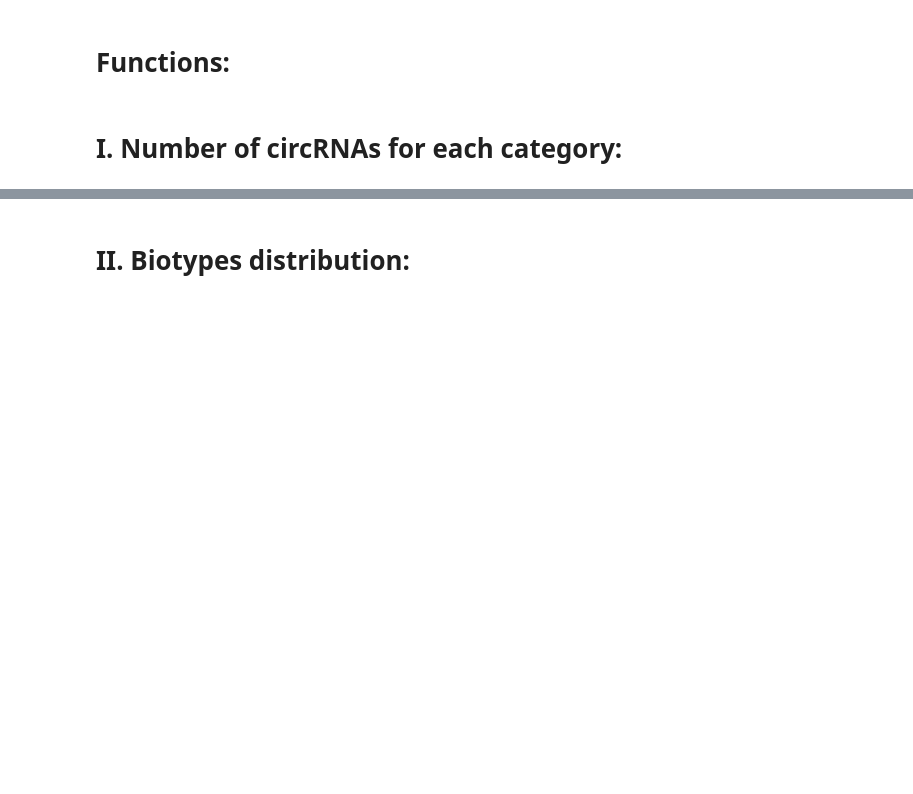
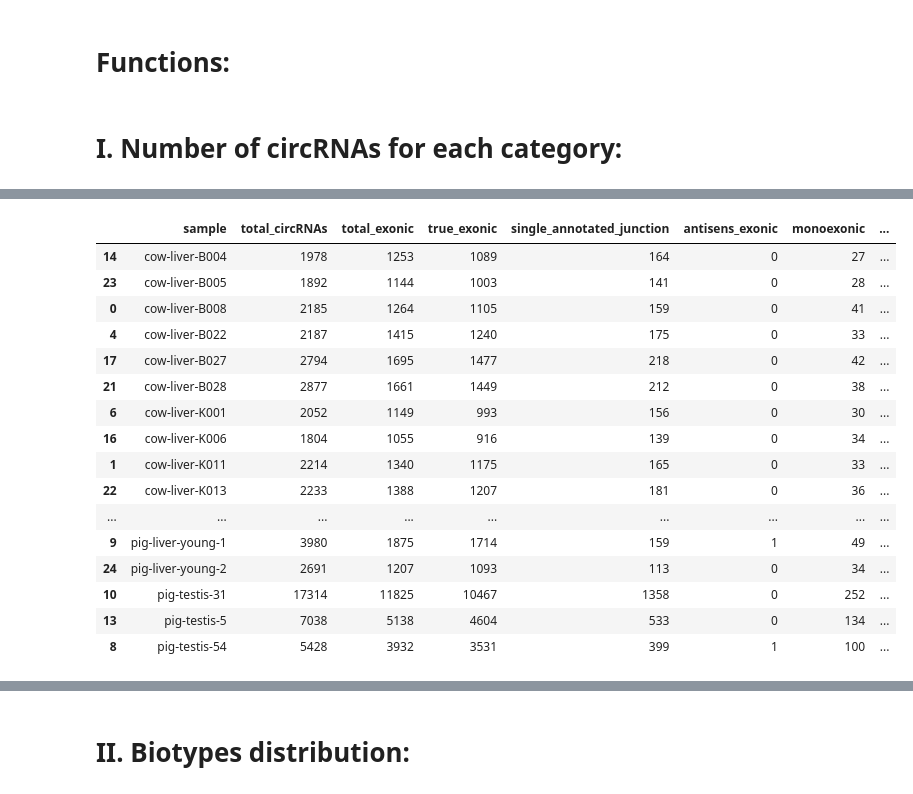
Before and after one commit to GenEpi-GenPhySE/circDetector, a Jupyter notebook: scripts/stats_annotation.ipynb, the cells around one changed output, grey strips where cells are left out. Drawn from its saved outputs; the diff is of its cells as text; code cells hidden in the pictures; blank space fills up the shorter version.

```diff
--- a/scripts/stats_annotation.ipynb
+++ b/scripts/stats_annotation.ipynb
@@ -59,0 +41,26 @@ display(df_stats_annot)
+# %%
+df_stats_annot = read_annotation("../stats_annotation_all.tsv")
+
+# reindex or change the order of rows
+df_stats_annot = df_stats_annot.reindex([14, 23, 0, 4, 17, 21, 6, 16, 1, 22, 7, 11, 20, 15, 12,
+                                         18, 3, 2, 19, 5, 9, 24, 10, 13, 8])
+# Rearrange rows in ascending order pandas python
+display(df_stats_annot)
+# %% [output]
+|  | sample | total_circRNAs | total_exonic | true_exonic | single_annotated_junction | antisens_exonic | monoexonic | ... |
+| 14 | cow-liver-B004 | 1978 | 1253 | 1089 | 164 | 0 | 27 | ... |
+| 23 | cow-liver-B005 | 1892 | 1144 | 1003 | 141 | 0 | 28 | ... |
+| 0 | cow-liver-B008 | 2185 | 1264 | 1105 | 159 | 0 | 41 | ... |
+| 4 | cow-liver-B022 | 2187 | 1415 | 1240 | 175 | 0 | 33 | ... |
+| 17 | cow-liver-B027 | 2794 | 1695 | 1477 | 218 | 0 | 42 | ... |
+| 21 | cow-liver-B028 | 2877 | 1661 | 1449 | 212 | 0 | 38 | ... |
+| 6 | cow-liver-K001 | 2052 | 1149 | 993 | 156 | 0 | 30 | ... |
+| 16 | cow-liver-K006 | 1804 | 1055 | 916 | 139 | 0 | 34 | ... |
+| 1 | cow-liver-K011 | 2214 | 1340 | 1175 | 165 | 0 | 33 | ... |
+| 22 | cow-liver-K013 | 2233 | 1388 | 1207 | 181 | 0 | 36 | ... |
+| ... | ... | ... | ... | ... | ... | ... | ... | ... |
+| 9 | pig-liver-young-1 | 3980 | 1875 | 1714 | 159 | 1 | 49 | ... |
+| 24 | pig-liver-young-2 | 2691 | 1207 | 1093 | 113 | 0 | 34 | ... |
+| 10 | pig-testis-31 | 17314 | 11825 | 10467 | 1358 | 0 | 252 | ... |
+| 13 | pig-testis-5 | 7038 | 5138 | 4604 | 533 | 0 | 134 | ... |
+| 8 | pig-testis-54 | 5428 | 3932 | 3531 | 399 | 1 | 100 | ... |
```
Also changed, not shown: parts of 7 cells of this notebook.
